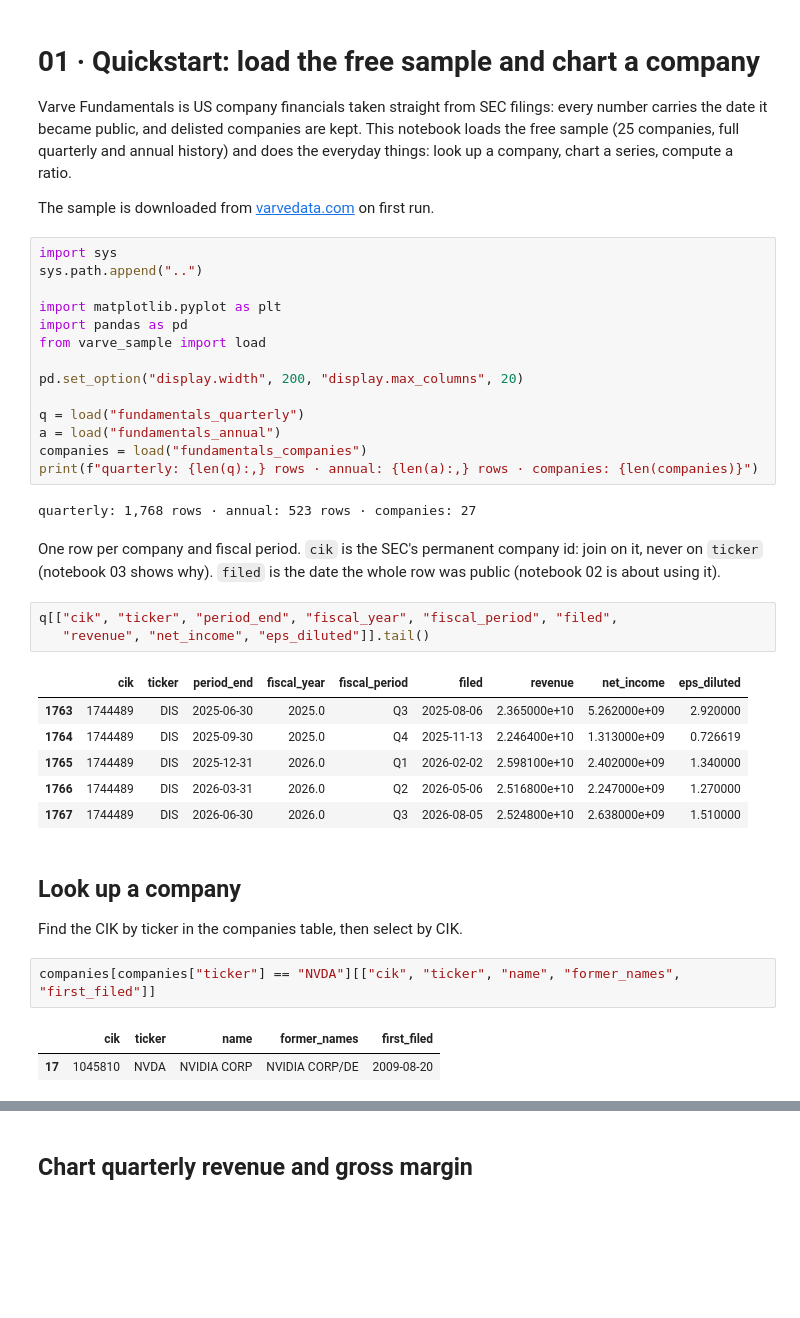
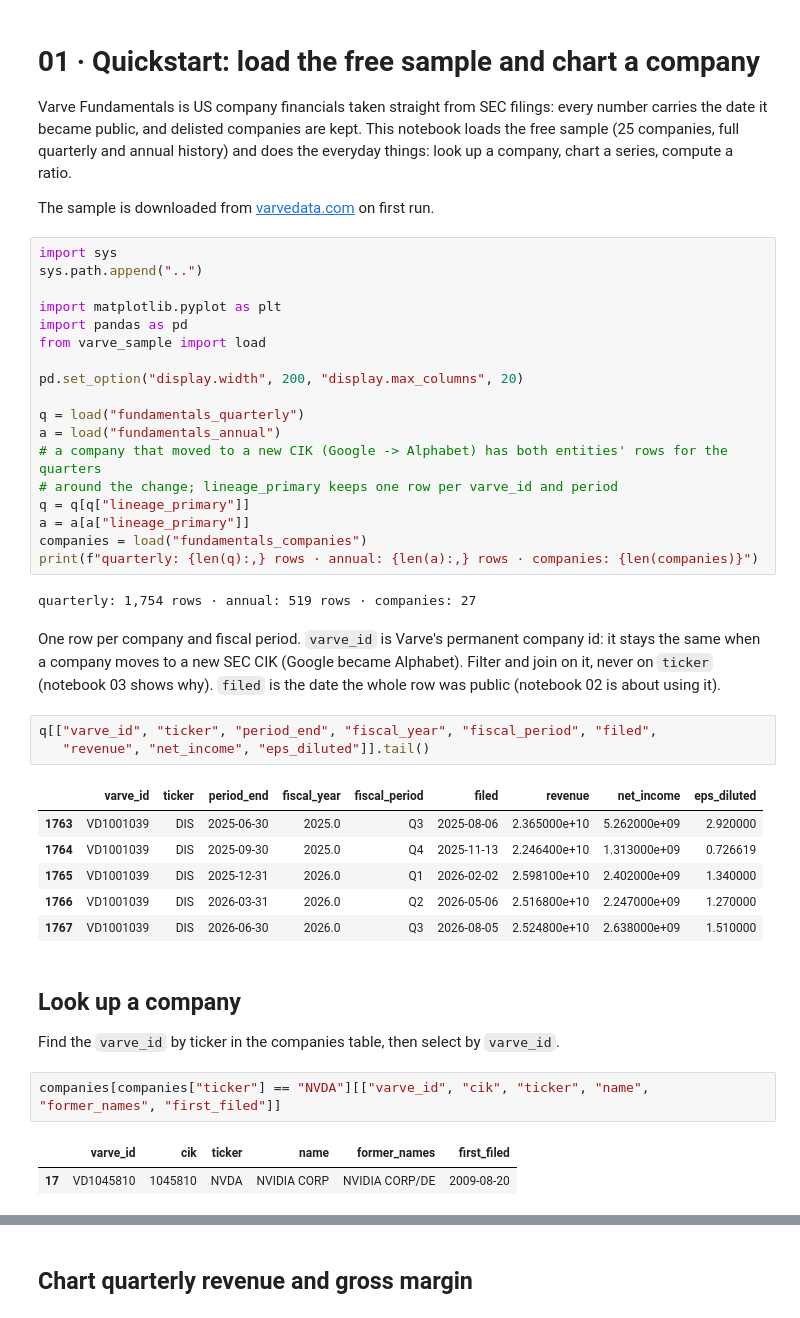
Before and after one commit to varve-data/varve-examples, a Jupyter notebook: notebooks/01_quickstart.ipynb, the cells around one changed output, grey strips where cells are left out. Cells and saved outputs as stored; diff of their text form; blank space fills up the shorter version.

```diff
--- a/notebooks/01_quickstart.ipynb
+++ b/notebooks/01_quickstart.ipynb
@@ -20,31 +20,36 @@ pd.set_option("display.width", 200, "display.max_columns", 20)
 
 q = load("fundamentals_quarterly")
 a = load("fundamentals_annual")
+# a company that moved to a new CIK (Google -> Alphabet) has both entities' rows for the quarters
+# around the change; lineage_primary keeps one row per varve_id and period
+q = q[q["lineage_primary"]]
+a = a[a["lineage_primary"]]
 companies = load("fundamentals_companies")
 print(f"quarterly: {len(q):,} rows · annual: {len(a):,} rows · companies: {len(companies)}")
 # %% [output]
-quarterly: 1,768 rows · annual: 523 rows · companies: 27
+quarterly: 1,754 rows · annual: 519 rows · companies: 27
 # %% [markdown]
-One row per company and fiscal period. `cik` is the SEC's permanent company id: join
-on it, never on `ticker` (notebook 03 shows why). `filed` is the date the whole row
+One row per company and fiscal period. `varve_id` is Varve's permanent company id: it
+stays the same when a company moves to a new SEC CIK (Google became Alphabet). Filter and
+join on it, never on `ticker` (notebook 03 shows why). `filed` is the date the whole row
 was public (notebook 02 is about using it).
 # %%
-q[["cik", "ticker", "period_end", "fiscal_year", "fiscal_period", "filed",
+q[["varve_id", "ticker", "period_end", "fiscal_year", "fiscal_period", "filed",
    "revenue", "net_income", "eps_diluted"]].tail()
 # %% [output]
-|  | cik | ticker | period_end | fiscal_year | fiscal_period | filed | revenue | net_income | eps_diluted |
-| 1763 | 1744489 | DIS | 2025-06-30 | 2025.0 | Q3 | 2025-08-06 | 2.365000e+10 | 5.262000e+09 | 2.920000 |
-| 1764 | 1744489 | DIS | 2025-09-30 | 2025.0 | Q4 | 2025-11-13 | 2.246400e+10 | 1.313000e+09 | 0.726619 |
-| 1765 | 1744489 | DIS | 2025-12-31 | 2026.0 | Q1 | 2026-02-02 | 2.598100e+10 | 2.402000e+09 | 1.340000 |
-| 1766 | 1744489 | DIS | 2026-03-31 | 2026.0 | Q2 | 2026-05-06 | 2.516800e+10 | 2.247000e+09 | 1.270000 |
-| 1767 | 1744489 | DIS | 2026-06-30 | 2026.0 | Q3 | 2026-08-05 | 2.524800e+10 | 2.638000e+09 | 1.510000 |
+|  | varve_id | ticker | period_end | fiscal_year | fiscal_period | filed | revenue | net_income | eps_diluted |
+| 1763 | VD1001039 | DIS | 2025-06-30 | 2025.0 | Q3 | 2025-08-06 | 2.365000e+10 | 5.262000e+09 | 2.920000 |
+| 1764 | VD1001039 | DIS | 2025-09-30 | 2025.0 | Q4 | 2025-11-13 | 2.246400e+10 | 1.313000e+09 | 0.726619 |
+| 1765 | VD1001039 | DIS | 2025-12-31 | 2026.0 | Q1 | 2026-02-02 | 2.598100e+10 | 2.402000e+09 | 1.340000 |
+| 1766 | VD1001039 | DIS | 2026-03-31 | 2026.0 | Q2 | 2026-05-06 | 2.516800e+10 | 2.247000e+09 | 1.270000 |
+| 1767 | VD1001039 | DIS | 2026-06-30 | 2026.0 | Q3 | 2026-08-05 | 2.524800e+10 | 2.638000e+09 | 1.510000 |
 # %% [markdown]
 ## Look up a company
 
-Find the CIK by ticker in the companies table, then select by CIK.
+Find the `varve_id` by ticker in the companies table, then select by `varve_id`.
 # %%
-companies[companies["ticker"] == "NVDA"][["cik", "ticker", "name", "former_names", "first_filed"]]
+companies[companies["ticker"] == "NVDA"][["varve_id", "cik", "ticker", "name", "former_names", "first_filed"]]
 # %% [output]
-|  | cik | ticker | name | former_names | first_filed |
-| 17 | 1045810 | NVDA | NVIDIA CORP | NVIDIA CORP/DE | 2009-08-20 |
+|  | varve_id | cik | ticker | name | former_names | first_filed |
+| 17 | VD1045810 | 1045810 | NVDA | NVIDIA CORP | NVIDIA CORP/DE | 2009-08-20 |
 # %%
```
Also changed, not shown: parts of 3 cells of this notebook, 2 other files.
